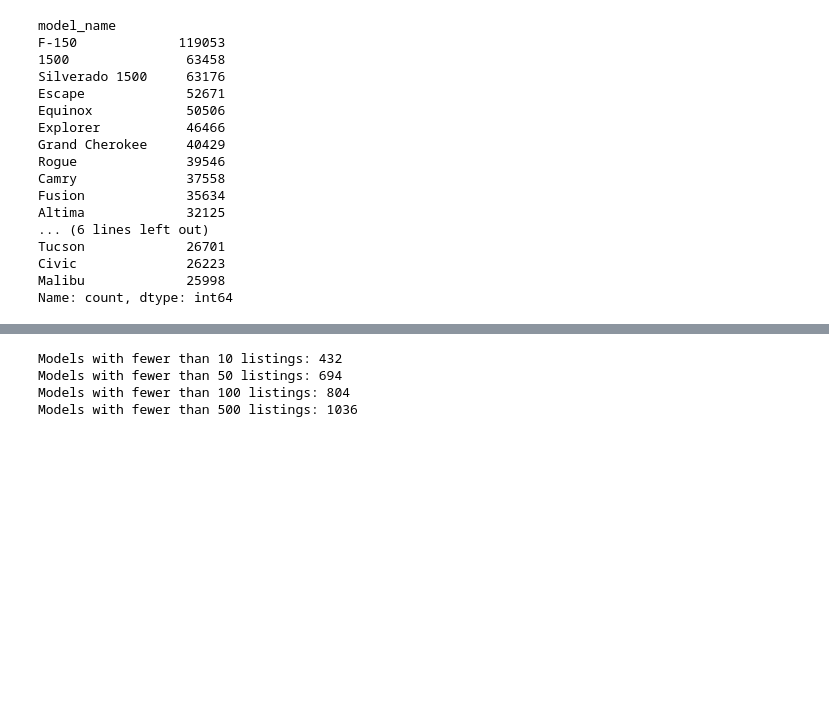
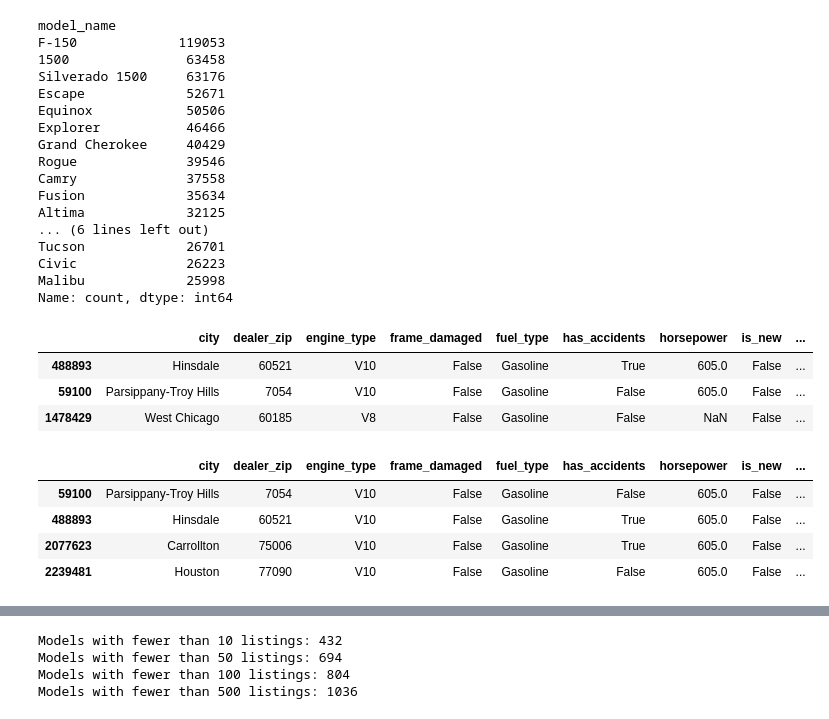
Before and after one commit to CaseyKiiza2026/vehicle-valuation-platform, a Jupyter notebook: notebooks/feature_engineering.ipynb, the cells around one changed output, grey strips where cells are left out. Saved outputs shown, nothing was run; the diff lists cells and outputs as text; code cells hidden in the pictures; blank space fills up the shorter version.

Commit message:
invesitgate the rare model error analsyis

```diff
--- a/notebooks/feature_engineering.ipynb
+++ b/notebooks/feature_engineering.ipynb
@@ -1954,3 +1954,18 @@ Tucson             26701
 Civic              26223
 Malibu             25998
 Name: count, dtype: int64
+# %%
+valid_prices.loc[[488893, 59100,1478429]]
+# %% [output]
+|  | city | dealer_zip | engine_type | frame_damaged | fuel_type | has_accidents | horsepower | is_new | ... |
+| 488893 | Hinsdale | 60521 | V10 | False | Gasoline | True | 605.0 | False | ... |
+| 59100 | Parsippany-Troy Hills | 7054 | V10 | False | Gasoline | False | 605.0 | False | ... |
+| 1478429 | West Chicago | 60185 | V8 | False | Gasoline | False | NaN | False | ... |
+# %%
+valid_prices.loc[valid_prices["model_name"] == "Carrera GT"]
+# %% [output]
+|  | city | dealer_zip | engine_type | frame_damaged | fuel_type | has_accidents | horsepower | is_new | ... |
+| 59100 | Parsippany-Troy Hills | 7054 | V10 | False | Gasoline | False | 605.0 | False | ... |
+| 488893 | Hinsdale | 60521 | V10 | False | Gasoline | True | 605.0 | False | ... |
+| 2077623 | Carrollton | 75006 | V10 | False | Gasoline | True | 605.0 | False | ... |
+| 2239481 | Houston | 77090 | V10 | False | Gasoline | False | 605.0 | False | ... |
```
Also changed, not shown: parts of 16 cells of this notebook, 1 other file.
